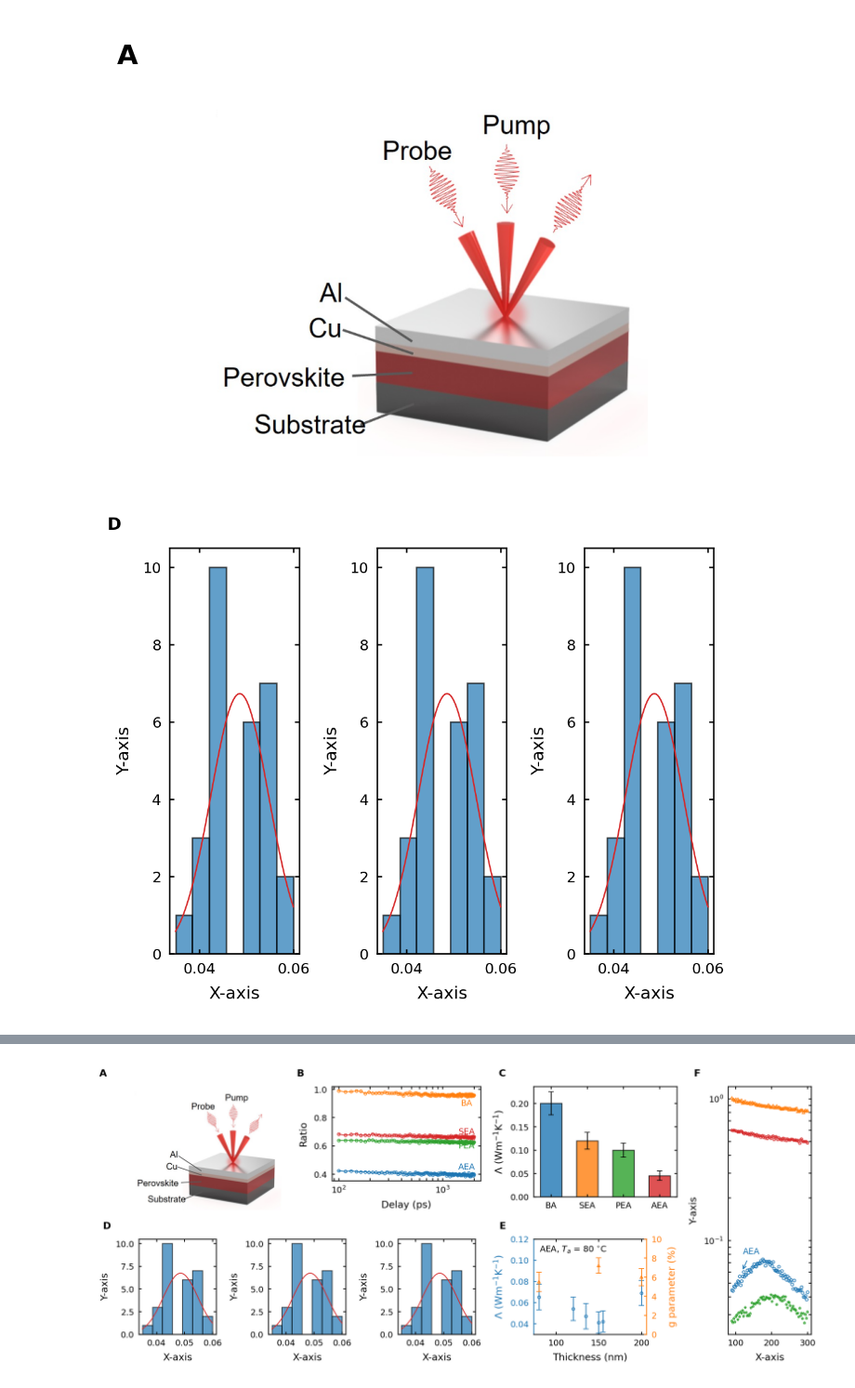
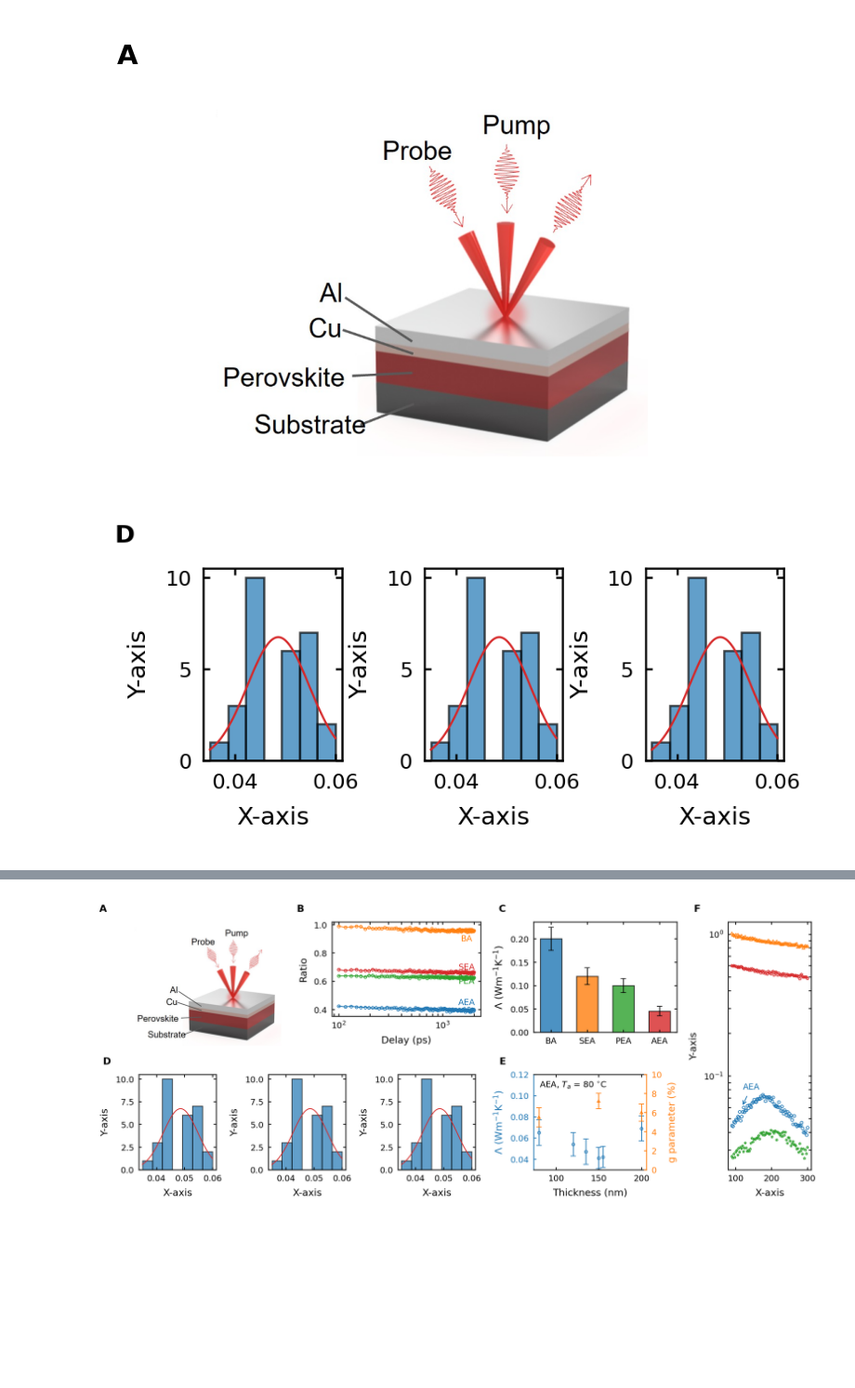
Before and after one commit to ab-zarif-razin/figure-template, a Jupyter notebook: Example/example_figure_panel.ipynb, the cells around one changed output, grey strips where cells are left out. Shown at 93% size. Cells and saved outputs as stored; diff of their text form; code cells hidden in the pictures; blank space fills up the shorter version.

```diff
--- a/Example/example_figure_panel.ipynb
+++ b/Example/example_figure_panel.ipynb
@@ -248,35 +248,35 @@ def drawfigureD(fig):
     nbins = 7
     yshift = 0
 
     ax2.hist(x1, bins=nbins, color='C0', alpha=0.7, edgecolor='black')
 
     y_fit =yshift + x1.shape[0] * (x1.max() - x1.min()) / nbins * normal_distribution(np.linspace(x1.min(), x1.max(), 100), np.mean(x1), np.std(x1))
     ax2.plot(np.linspace(x1.min(), x1.max(), 100), y_fit, color='C3')
 
     ax2.set_xlabel('X-axis')
     ax2.set_ylabel('Y-axis')
     ax2.tick_params(direction='in', top=True, right=True)
 
     nbins = 7
     yshift = 0
 
     ax3.hist(x1, bins=nbins, color='C0', alpha=0.7, edgecolor='black')
 
     y_fit =yshift + x1.shape[0] * (x1.max() - x1.min()) / nbins * normal_distribution(np.linspace(x1.min(), x1.max(), 100), np.mean(x1), np.std(x1))
     ax3.plot(np.linspace(x1.min(), x1.max(), 100), y_fit, color='C3')
 
     ax3.set_xlabel('X-axis')
     ax3.set_ylabel('Y-axis')
     ax3.tick_params(direction='in', top=True, right=True)
 
 
 
     # ax.legend(frameon=False, loc='best')
     letter_annotation(ax1, 'D')
 
-drawfigureD(plt.figure(figsize=(4,3)))
+drawfigureD(plt.figure(figsize=(3,1)))
 # %% [output]
-[figure, old version]
+[figure, new version]
 # %%
 def drawfigureC(fig):
     #------------------------- Loading data from CSV files ===========================================
```
Also changed, not shown: parts of 4 cells of this notebook, 2 other files.
